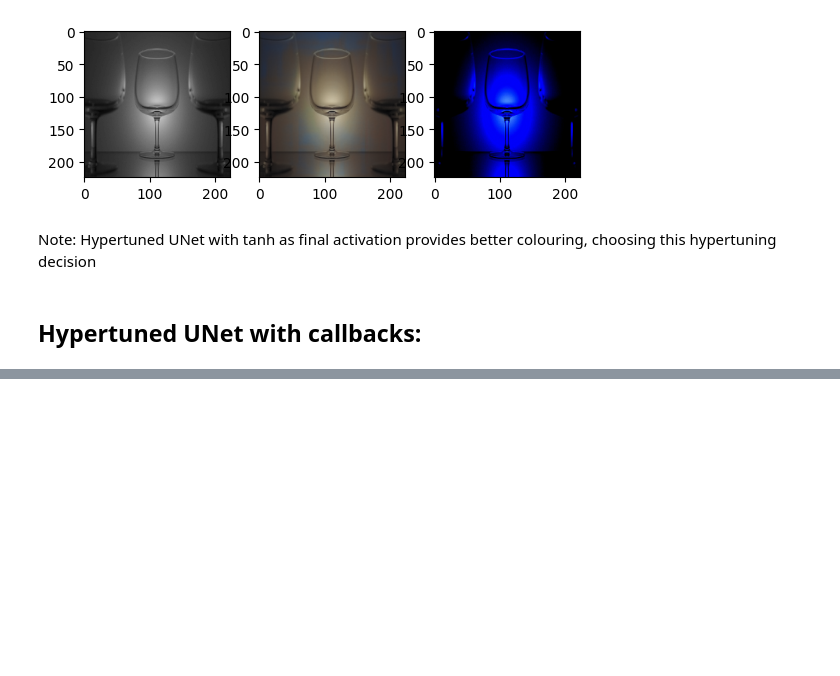
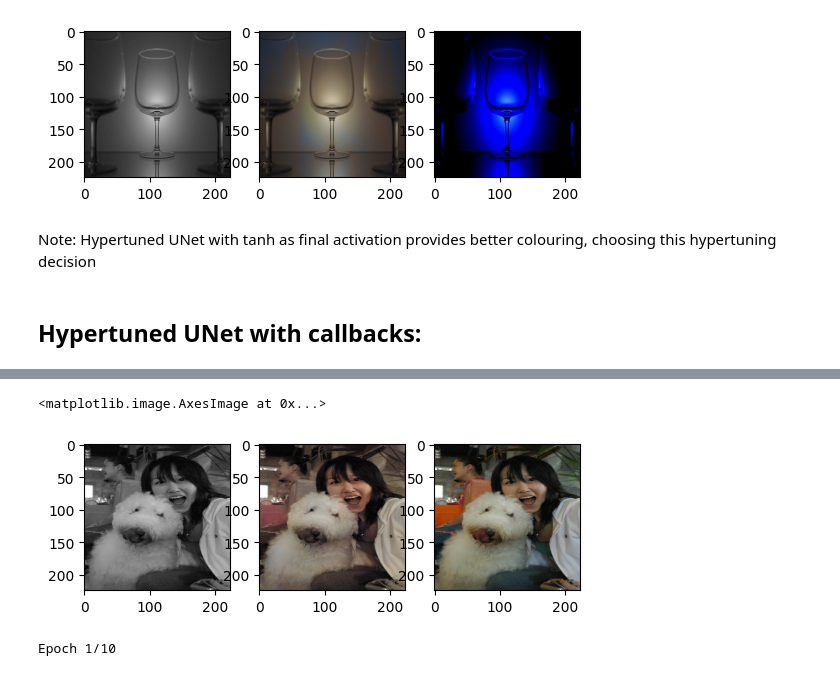
Before and after one commit to Yug-Oswal/imagenet-imagecoloring, a Jupyter notebook: imagecolor-init.ipynb, the cells around one changed output, grey strips where cells are left out. Saved outputs shown, nothing was run; the diff lists cells and outputs as text; code cells hidden in the pictures; blank space fills up the shorter version.

Commit message:
update: hypertuned unet-v2 10 epochs completed with results

```diff
--- a/imagecolor-init.ipynb
+++ b/imagecolor-init.ipynb
@@ -402,0 +423,5 @@ I0000 00:00:1739712603.030964 1352035 device_compiler.h:186] Compiled cluster us
+# %%
+for batch in test_data.as_numpy_iterator():
+    break
+# %%
+results = model.predict(batch[0])
@@ -402,0 +430,8 @@ I0000 00:00:1739712603.030964 1352035 device_compiler.h:186] Compiled cluster us
+# %%
+fig, axs = plt.subplots(1, 3)
+axs[0].imshow((batch[0][0] + 1) * 127.5, cmap='gray', vmin=0, vmax=255)
+axs[1].imshow((results[0] + 1) / 2)
+axs[2].imshow((batch[1][0] + 1) / 2)
+# %% [output]
+<matplotlib.image.AxesImage at 0x...>
+[figure, added]
@@ -402,0 +449,6 @@ I0000 00:00:1739712603.030964 1352035 device_compiler.h:186] Compiled cluster us
+# %%
+history_cont = model.fit(train_data, epochs=EPOCHS,
+          validation_data=val_data, verbose=2,
+          callbacks=[model_checkpoint_callback])
+# %% [output]
+Epoch 1/10
```
Also changed, not shown: parts of 3 cells of this notebook, 1 other file.
